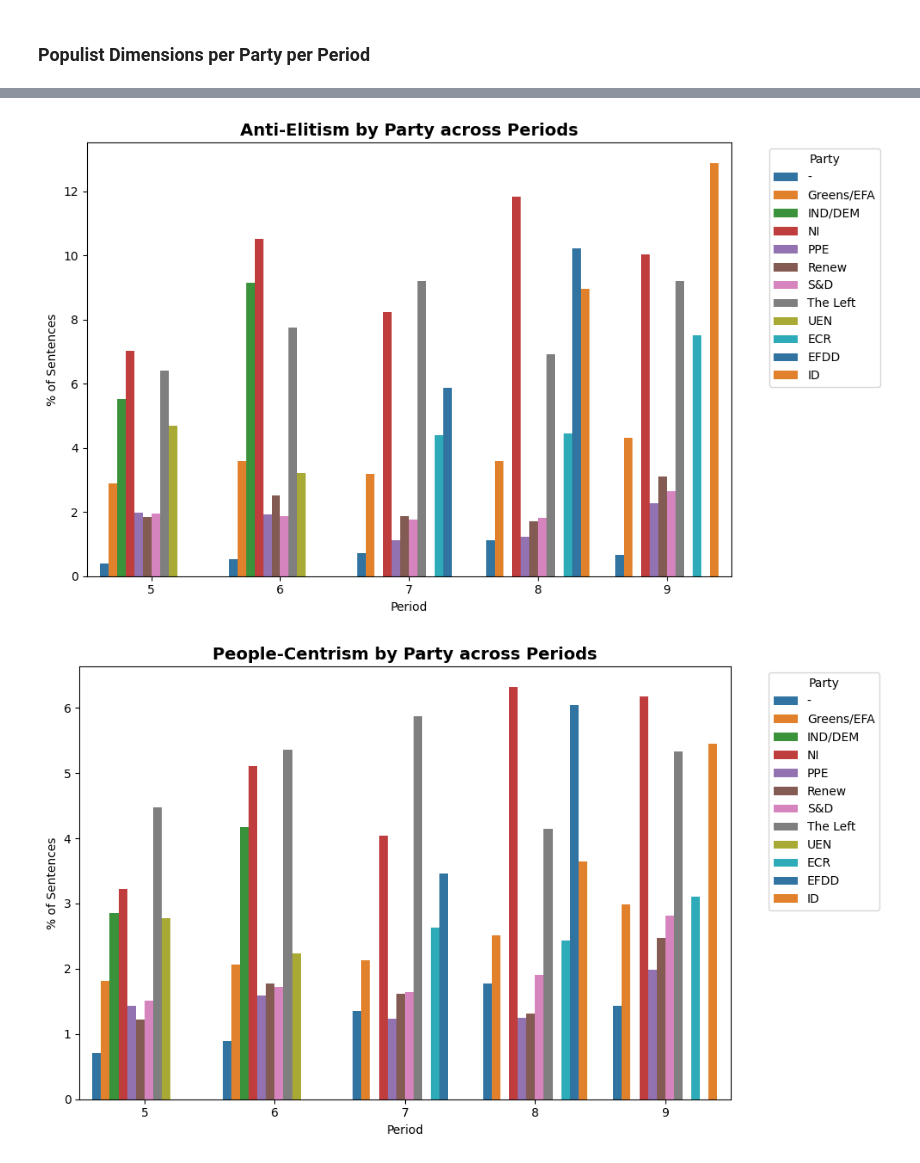
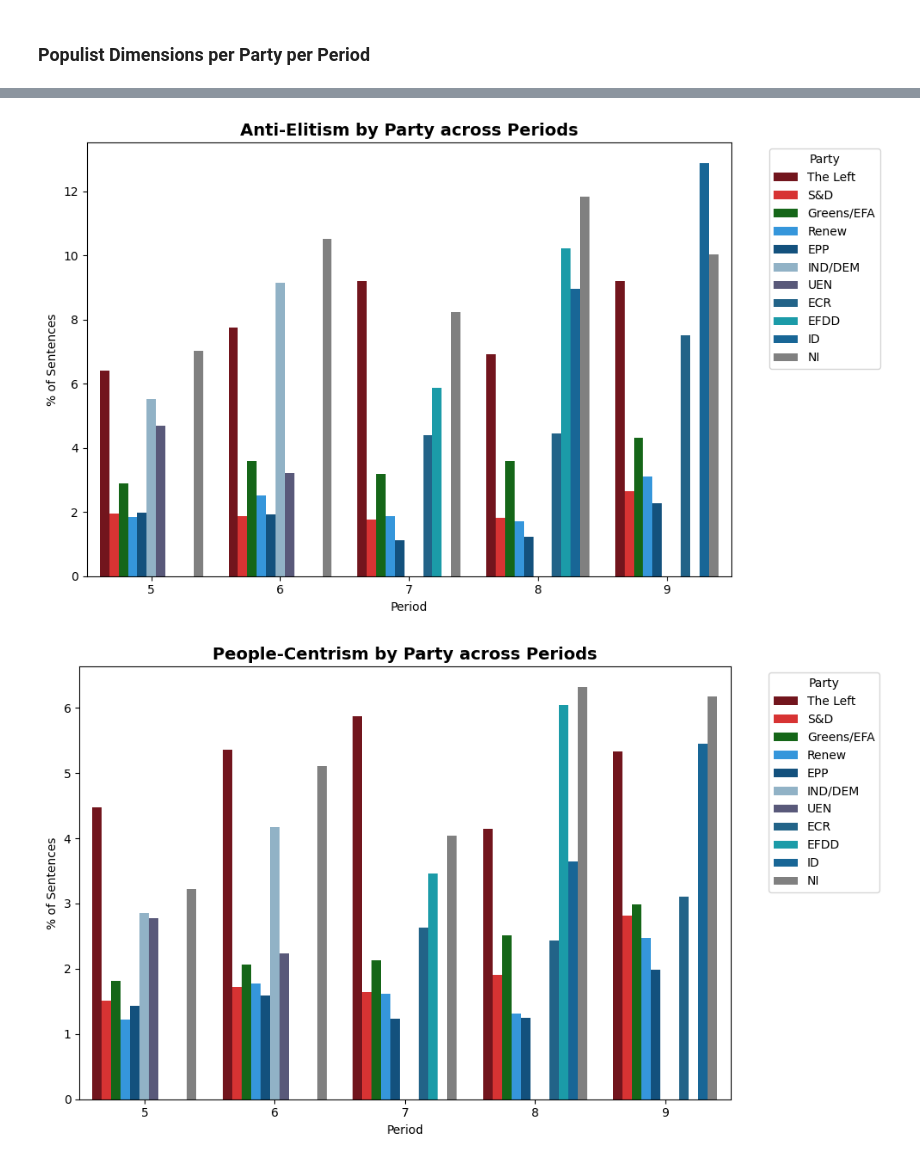
Before and after one commit to gransera/ep_populism_classification, a Jupyter notebook: notebooks/03_analysis_populism_dimensions.ipynb, the cells around one changed output, grey strips where cells are left out. Drawn from its saved outputs; the diff is of its cells as text; code cells hidden in the pictures.

```diff
--- a/notebooks/03_analysis_populism_dimensions.ipynb
+++ b/notebooks/03_analysis_populism_dimensions.ipynb
@@ -252,8 +252,7 @@ ep['legislative_year'] = ep['date'].apply(
 dimensions = [
     ('anti_elitism_binary', 'Anti-Elitism', 'steelblue'),
     ('people_centrism_binary', 'People-Centrism', 'darkorange'),
-    ('populism_binary', 'Populism', 'purple'),
-    ('populism_combined', 'Combined Populism', '#CC88F2')
+    ('populism_combined', 'Populism (combined)', '#CC88F2')
 ]
 # %% [markdown]
 ### Over Legislative Periods
@@ -543,7 +524,7 @@ for (dim_col, dim_name, *_), ax in zip(dimensions[:4], axes.flatten()):
     share_col = f'{dim_name}_share'
 
     sns.barplot(data=party_period, x='party', y=share_col, hue='party',
-                palette=line_palette, ax=ax)
+                palette=group_palette, hue_order=group_order, ax=ax)
 
     ax.set_title(dim_name.replace('_', ' ').title(), fontsize=13, fontweight='bold')
     ax.set_xlabel('Party')
@@ -568,7 +549,8 @@ for (dim_col, dim_name, *_), ax in zip(dimensions[:4], axes.flatten()):
         x='period',
         y=share_col,
         hue='party',
-        palette=line_palette,
+        palette=group_palette,
+        hue_order=group_order,
         ax=ax
     )
     ax.set_title(f'{dim_name.replace("_", " ").title()} by Party across Periods', fontsize=13, fontweight='bold')
@@ -585,22 +567,23 @@ plt.show()
 # %%
 for dim_col, dim_name, *_ in dimensions[:4]:
     share_col = f'{dim_name}_share'
 
     plt.figure(figsize=(10, 6))
     sns.barplot(
         data=party_period,
         x='period',
         y=share_col,
         hue='party',
-        palette=line_palette
+        hue_order=group_order,
+        palette=group_palette
     )
     plt.title(f'{dim_name.replace("_", " ").title()} by Party across Periods', fontsize=14, fontweight='bold')
     plt.ylabel('% of Sentences')
     plt.xlabel('Period')
     plt.legend(title='Party', bbox_to_anchor=(1.05, 1), loc='upper left')
     plt.tight_layout()
-    #plt.savefig(f'../outputs/bar_charts/{dim_name}_party_period.png', dpi=300, bbox_inches='tight')
+    plt.savefig(f'../outputs/bar_charts/{dim_name}_party_period.png', dpi=300, bbox_inches='tight')
     plt.show()
 # %% [output]
-[figure, old version]
+[figure, new version]
-[figure, old version]
+[figure, new version]
```
Also changed, not shown: parts of 11 cells of this notebook.
